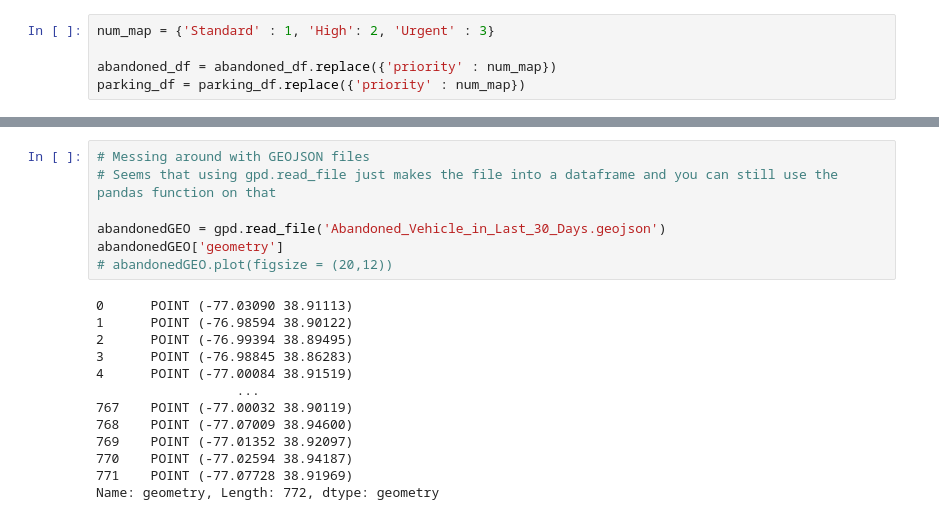
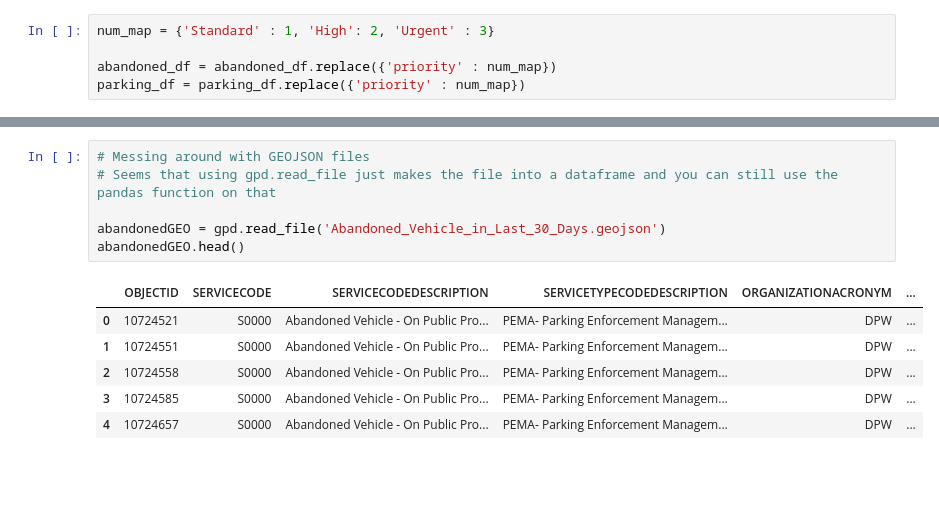
Before and after one commit to MarioVA1/INST447FinalProject, a Jupyter notebook: INST477_Final_Project.ipynb, the cells around one changed output, grey strips where cells are left out. Cells and saved outputs as stored; diff of their text form; blank space fills up the shorter version.

```diff
--- a/INST477_Final_Project.ipynb
+++ b/INST477_Final_Project.ipynb
@@ -231,20 +231,13 @@ parking_df.head()
 # %%
 # Messing around with GEOJSON files
 # Seems that using gpd.read_file just makes the file into a dataframe and you can still use the pandas function on that
 
 abandonedGEO = gpd.read_file('Abandoned_Vehicle_in_Last_30_Days.geojson')
-abandonedGEO['geometry']
-# abandonedGEO.plot(figsize = (20,12))
+abandonedGEO.head()
 # %% [output]
-0      POINT (-77.03090 38.91113)
-1      POINT (-76.98594 38.90122)
-2      POINT (-76.99394 38.89495)
-3      POINT (-76.98845 38.86283)
-4      POINT (-77.00084 38.91519)
-                  ...
-767    POINT (-77.00032 38.90119)
-768    POINT (-77.07009 38.94600)
-769    POINT (-77.01352 38.92097)
-770    POINT (-77.02594 38.94187)
-771    POINT (-77.07728 38.91969)
-Name: geometry, Length: 772, dtype: geometry
+|  | OBJECTID | SERVICECODE | SERVICECODEDESCRIPTION | SERVICETYPECODEDESCRIPTION | ORGANIZATIONACRONYM | ... |
+| 0 | 10724521 | S0000 | Abandoned Vehicle - On Public Pro... | PEMA- Parking Enforcement Managem... | DPW | ... |
+| 1 | 10724551 | S0000 | Abandoned Vehicle - On Public Pro... | PEMA- Parking Enforcement Managem... | DPW | ... |
+| 2 | 10724558 | S0000 | Abandoned Vehicle - On Public Pro... | PEMA- Parking Enforcement Managem... | DPW | ... |
+| 3 | 10724585 | S0000 | Abandoned Vehicle - On Public Pro... | PEMA- Parking Enforcement Managem... | DPW | ... |
+| 4 | 10724657 | S0000 | Abandoned Vehicle - On Public Pro... | PEMA- Parking Enforcement Managem... | DPW | ... |
```
Also changed, not shown: parts of 1 cell of this notebook.
